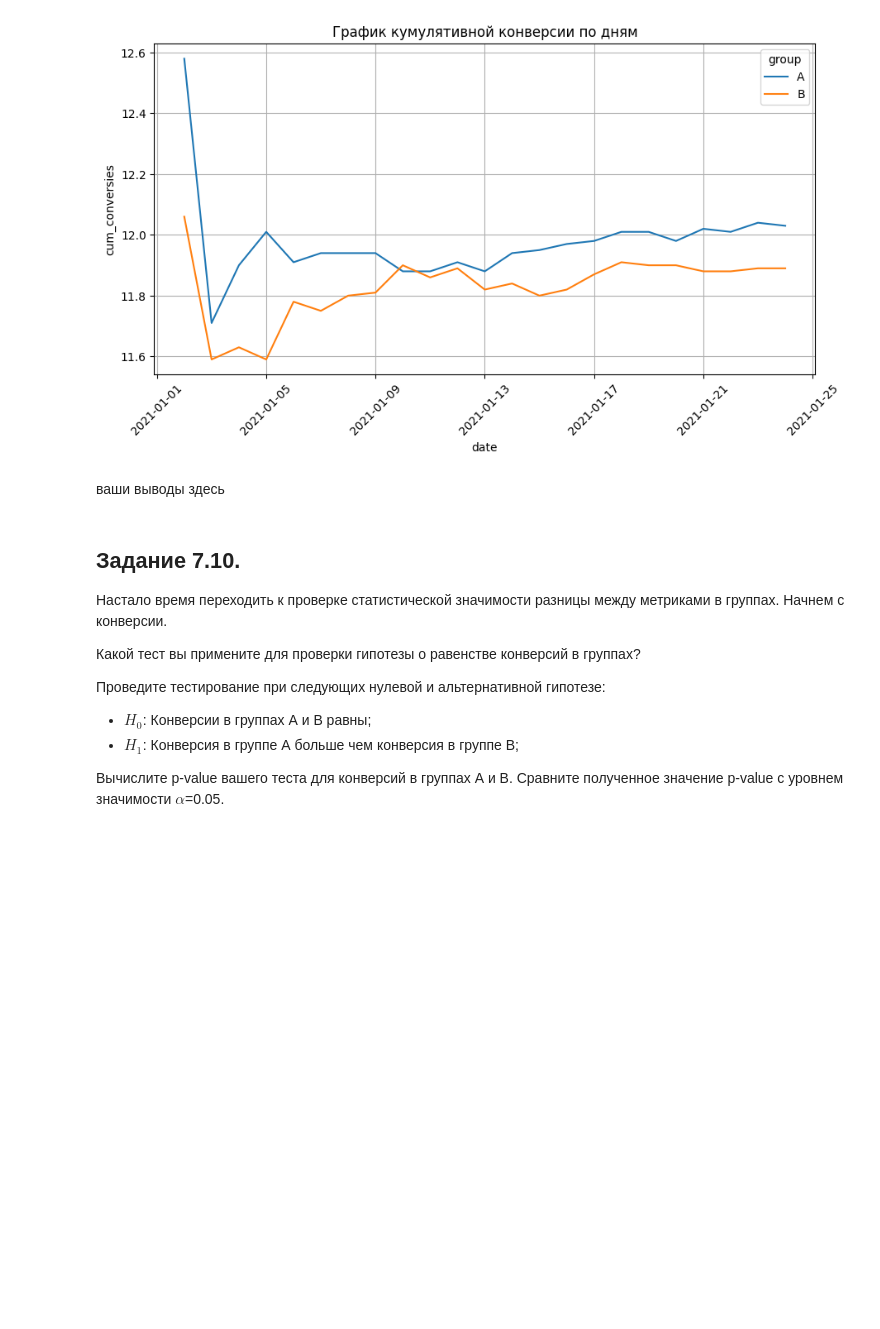
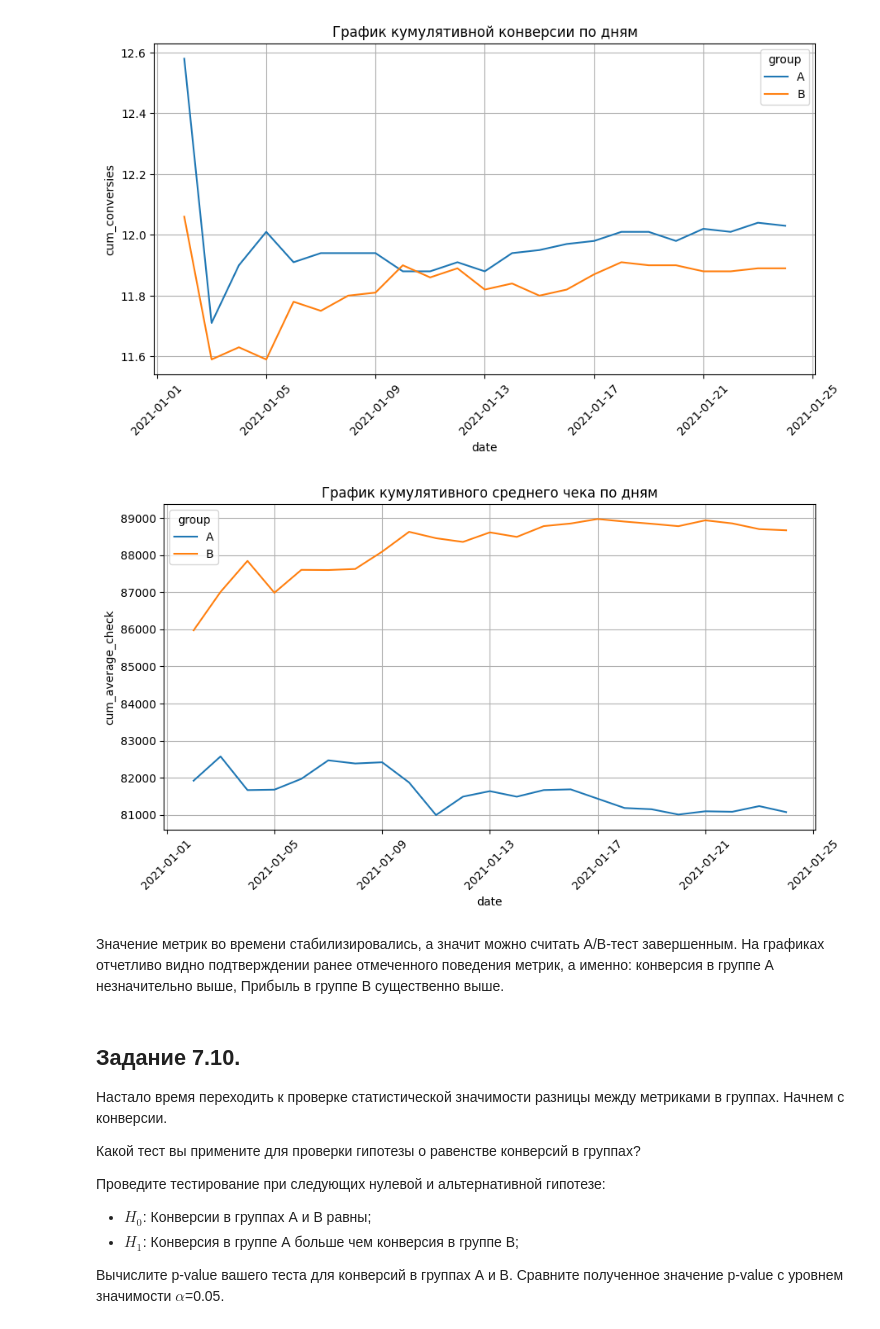
Before and after one commit to Oksana8346/Project3_3, a Jupyter notebook: EDA_5_Template.ipynb, the cells around one changed output. Saved outputs shown, nothing was run; the diff lists cells and outputs as text; code cells hidden in the pictures; blank space fills up the shorter version.

```diff
--- a/EDA_5_Template.ipynb
+++ b/EDA_5_Template.ipynb
@@ -336,8 +336,21 @@ ax.xaxis.set_tick_params(rotation = 45)
 ax.grid(True);
 # %% [output]
 [figure]
+# %%
+fig = plt.figure(figsize=(8, 4))
+ax = fig.add_axes([1, 1, 1, 1])
+# строим lineplot для кумулятивной конверсии во времени в каждой группе
+sns.lineplot(x='date', y='cum_average_check', data=data_group_7_8, hue='group', ax=ax)
+# задаём подпись к графику
+ax.set_title('График кумулятивного среднего чека по дням')
+# задаём поворот меток на оси абсцисс
+ax.xaxis.set_tick_params(rotation = 45)
+# задаём отображение сетки
+ax.grid(True);
+# %% [output]
+[figure, added]
 # %% [markdown]
-ваши выводы здесь
+Значение метрик во времени стабилизировались, а значит можно считать А/В-тест завершенным. На графиках отчетливо видно подтверждении ранее отмеченного поведения метрик, а именно: конверсия в группе А незначительно выше, Прибыль в группе В существенно выше.
 # %% [markdown]
 ## **Задание 7.10.**
 
```
Also changed, not shown: parts of 6 cells of this notebook.
